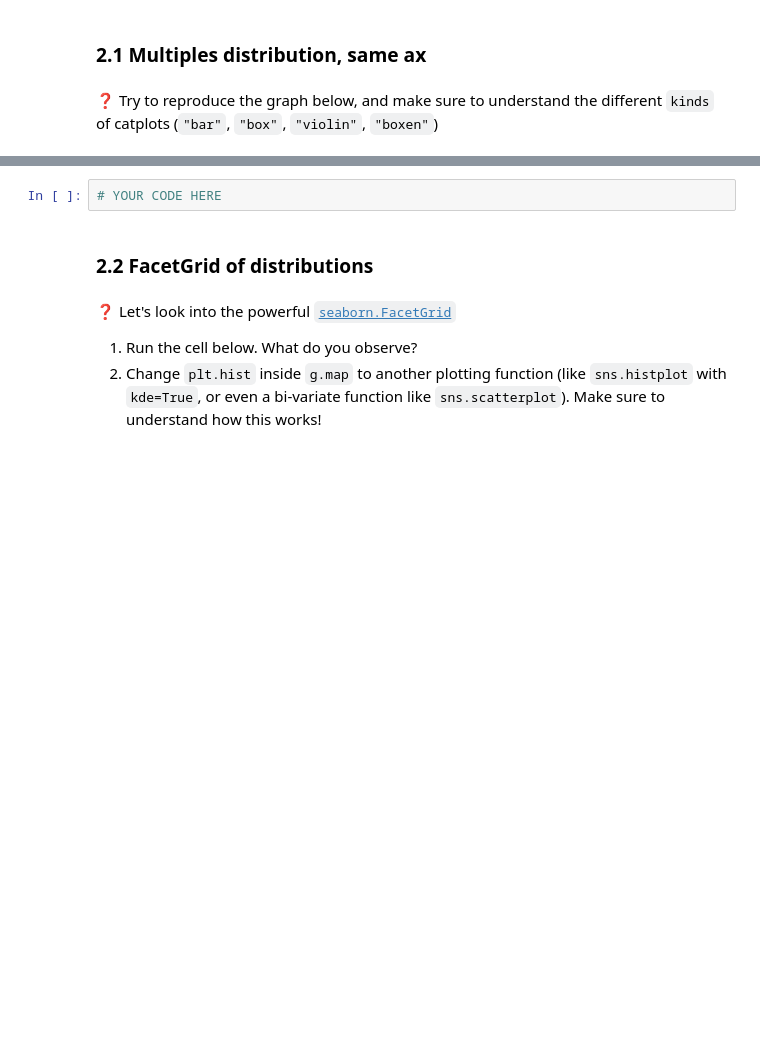
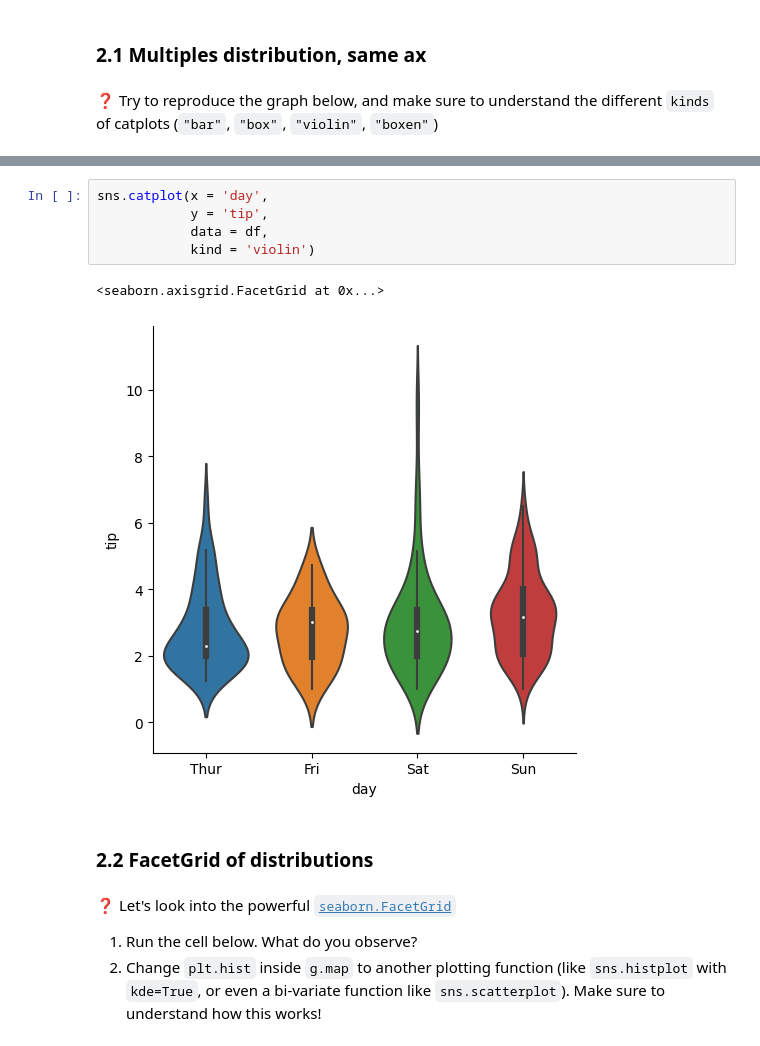
Before and after one commit to dorwein/data-seaborn-basics, a Jupyter notebook: seaborn-basics.ipynb, the cells around one changed output, grey strips where cells are left out. Drawn from its saved outputs; the diff is of its cells as text; blank space fills up the shorter version.

```diff
--- a/seaborn-basics.ipynb
+++ b/seaborn-basics.ipynb
@@ -42,8 +64,14 @@ Let's now analyse the `tips` values.
 ❓ Try to reproduce the graph below, and make sure to understand the different `kinds` of catplots (`"bar"`, `"box"`, `"violin"`, `"boxen"`)
 # %% [markdown]
 <img src="https://wagon-public-datasets.s3.amazonaws.com/02-Data-Toolkit/03-Data-Visualization/boxplot_example.png" width=350>
-# %%
-# YOUR CODE HERE
+# %%
+sns.catplot(x = 'day',
+            y = 'tip',
+            data = df,
+            kind = 'violin')
+# %% [output]
+<seaborn.axisgrid.FacetGrid at 0x...>
+[figure, added]
 # %% [markdown]
 ### 2.2 FacetGrid of distributions
 # %% [markdown]
```
Also changed, not shown: parts of 20 cells of this notebook.
